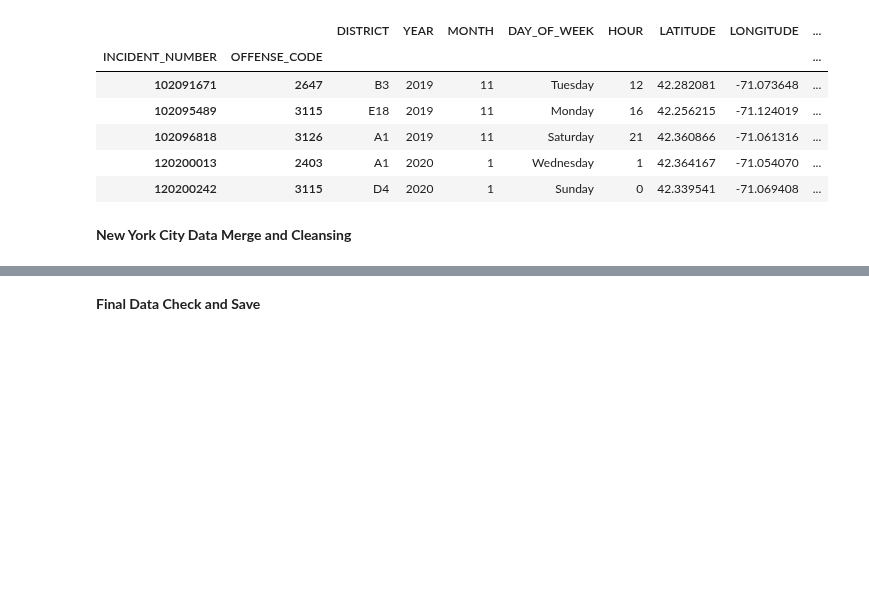
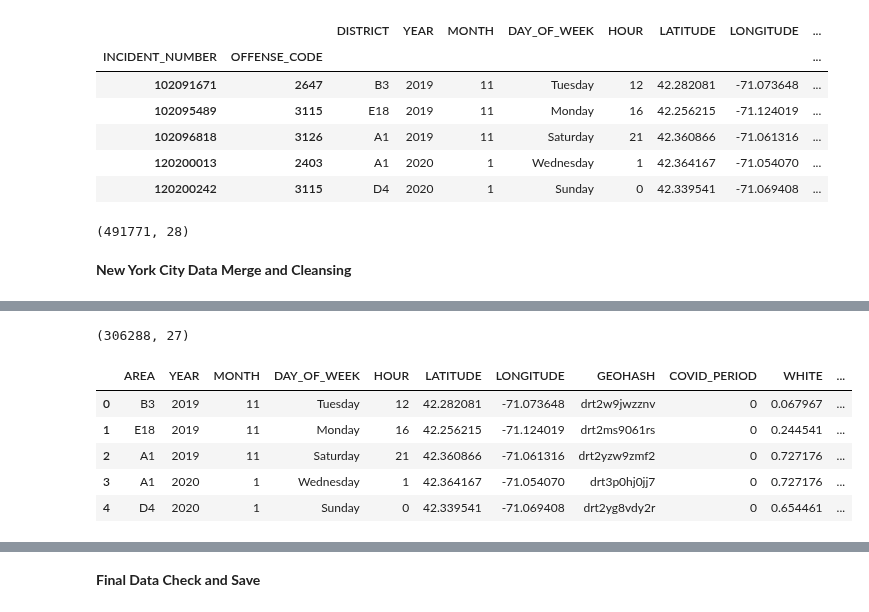
Before and after one commit to YolandaMDavis/cs109a-fall2020, a Jupyter notebook: Data_Merge_Milestone_3.ipynb, the cells around one changed output, grey strips where cells are left out. Drawn from its saved outputs; the diff is of its cells as text; code cells hidden in the pictures; blank space fills up the shorter version.

```diff
--- a/Data_Merge_Milestone_3.ipynb
+++ b/Data_Merge_Milestone_3.ipynb
@@ -117,12 +129,17 @@ boston_crime_analysis_data_df.head()
 | 120200013 | 2403 | A1 | 2020 | 1 | Wednesday | 1 | 42.364167 | -71.054070 | ... |
 | 120200242 | 3115 | D4 | 2020 | 1 | Sunday | 0 | 42.339541 | -71.069408 | ... |
 # %%
-#dropping NA / -1 lat lon values
+#dropping NA values from merge / and invalid lat lon values
 boston_crime_analysis_data_df.dropna(subset=['LATITUDE','LONGITUDE'], inplace=True)
 boston_crime_analysis_data_df = boston_crime_analysis_data_df[(boston_crime_analysis_data_df["LATITUDE"] != -1) & (boston_crime_analysis_data_df["LONGITUDE"] != -1) ]
+boston_crime_analysis_data_df.dropna(subset=['Streetlight_density','Police_Station_Distance','Hospitals_Distance','College_Univ_Distance','election','PRCP','SNOW','NIGHT'], inplace=True)
+boston_crime_analysis_data_df.dropna(subset=['DISTRICT'], inplace=True)
 
 # dropping External district due to missing socio-economic data
 boston_crime_analysis_data_df = boston_crime_analysis_data_df[boston_crime_analysis_data_df["DISTRICT"] != "External"]
+boston_crime_analysis_data_df.shape
+# %% [output]
+(491771, 28)
 # %% [markdown]
 **New York City Data Merge and Cleansing**
 # %%
@@ -143,3 +161,6 @@ new_york_crime_analysis_data_df.head()
 #dropping NA / -1 lat lon values
 new_york_crime_analysis_data_df.dropna(subset=['Latitude','Longitude'], inplace=True)
 new_york_crime_analysis_data_df = new_york_crime_analysis_data_df[(new_york_crime_analysis_data_df["Latitude"] != -1) & (new_york_crime_analysis_data_df["Longitude"] != -1) ]
+new_york_crime_analysis_data_df.shape
+# %% [output]
+(306288, 27)
@@ -145,0 +172,10 @@ new_york_crime_analysis_data_df = new_york_crime_analysis_data_df[(new_york_crim
+# %%
+boston_crime_analysis_data_final_df = boston_crime_analysis_data_df[["AREA","YEAR","MONTH","DAY_OF_WEEK","HOUR","LATITUDE","LONGITUDE","GEOHASH","COVID_PERIOD","WHITE","BLACK","ASIAN","HISPANIC","MEDIAN_INCOME","LOCAL_PROP_VALUES","STREETLIGHT_DISTANCE","POLICE_STATION_DISTANCE","HOSPITAL_DISTANCE","COLLEGE_UNIV_DISTANCE","ELECTION","PRCP","SNOW","NIGHT","OFFENSE_TYPE","VIOLENT_CRIME"]].reset_index().drop(columns=["INCIDENT_NUMBER","OFFENSE_CODE"])
+boston_crime_analysis_data_final_df.head()
+# %% [output]
+|  | AREA | YEAR | MONTH | DAY_OF_WEEK | HOUR | LATITUDE | LONGITUDE | GEOHASH | COVID_PERIOD | WHITE | ... |
+| 0 | B3 | 2019 | 11 | Tuesday | 12 | 42.282081 | -71.073648 | drt2w9jwzznv | 0 | 0.067967 | ... |
+| 1 | E18 | 2019 | 11 | Monday | 16 | 42.256215 | -71.124019 | drt2ms9061rs | 0 | 0.244541 | ... |
+| 2 | A1 | 2019 | 11 | Saturday | 21 | 42.360866 | -71.061316 | drt2yzw9zmf2 | 0 | 0.727176 | ... |
+| 3 | A1 | 2020 | 1 | Wednesday | 1 | 42.364167 | -71.054070 | drt3p0hj0jj7 | 0 | 0.727176 | ... |
+| 4 | D4 | 2020 | 1 | Sunday | 0 | 42.339541 | -71.069408 | drt2yg8vdy2r | 0 | 0.654461 | ... |
```
Also changed, not shown: parts of 11 cells of this notebook.
